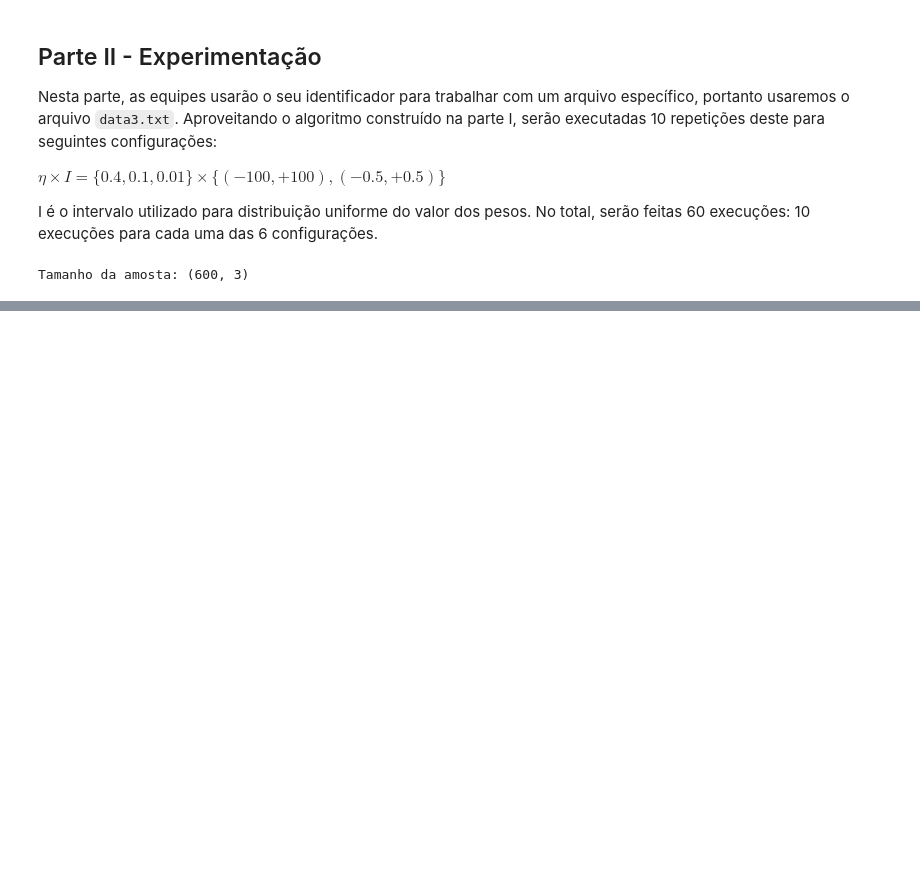
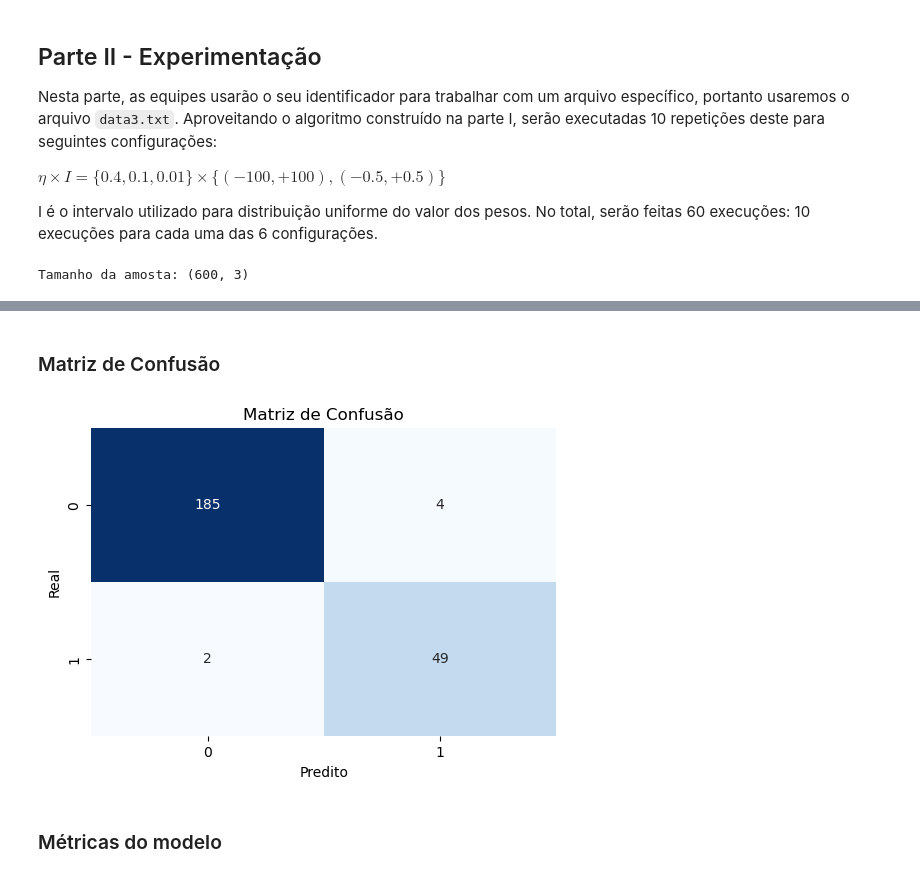
Before and after one commit to ErikExatas/Redes-Neurais-Artificiais-PP2.1, a Jupyter notebook: src/perceptron-rosenblatt.ipynb, the cells around one changed output, grey strips where cells are left out. Saved outputs shown, nothing was run; the diff lists cells and outputs as text; code cells hidden in the pictures; blank space fills up the shorter version.

```diff
--- a/src/perceptron-rosenblatt.ipynb
+++ b/src/perceptron-rosenblatt.ipynb
@@ -226,0 +197,10 @@ tabela
+# %%
+# Separa as partes de treino e de teste com base no tamanho de treino
+
+def train_test_split(data: np.ndarray, train_size:float) -> tuple[np.ndarray, np.ndarray, np.ndarray,np.ndarray]:
+    np.random.seed(id)
+    random_dataset = data[np.random.permutation(len(data))]
+    bound = int(len(data)*train_size)
+    return random_dataset[:bound, :2], random_dataset[bound:, :2],random_dataset[:bound,2].reshape(-1, 1), random_dataset[bound:,2].reshape(-1, 1)
+# %%
+X_train, X_test, y_train, y_test = train_test_split(data, train_size=0.7)
@@ -226,0 +230,19 @@ tabela
+# %% [markdown]
+### Matriz de Confusão
+# %%
+# Gerar previsões (1 amostra por vez)
+y_pred = [p3.predict(x) for x in X_test]
+
+# Matriz de confusão
+cm = skm.confusion_matrix(y_test, y_pred)
+# %%
+plt.figure(figsize=(6, 4))
+sns.heatmap(cm, annot=True, fmt='d', cmap='Blues', cbar=False)
+plt.xlabel('Predito')
+plt.ylabel('Real')
+plt.title('Matriz de Confusão')
+plt.show()
+# %% [output]
+[figure, added]
+# %% [markdown]
+### Métricas do modelo
```
Also changed, not shown: parts of 21 cells of this notebook, 1 other file.
